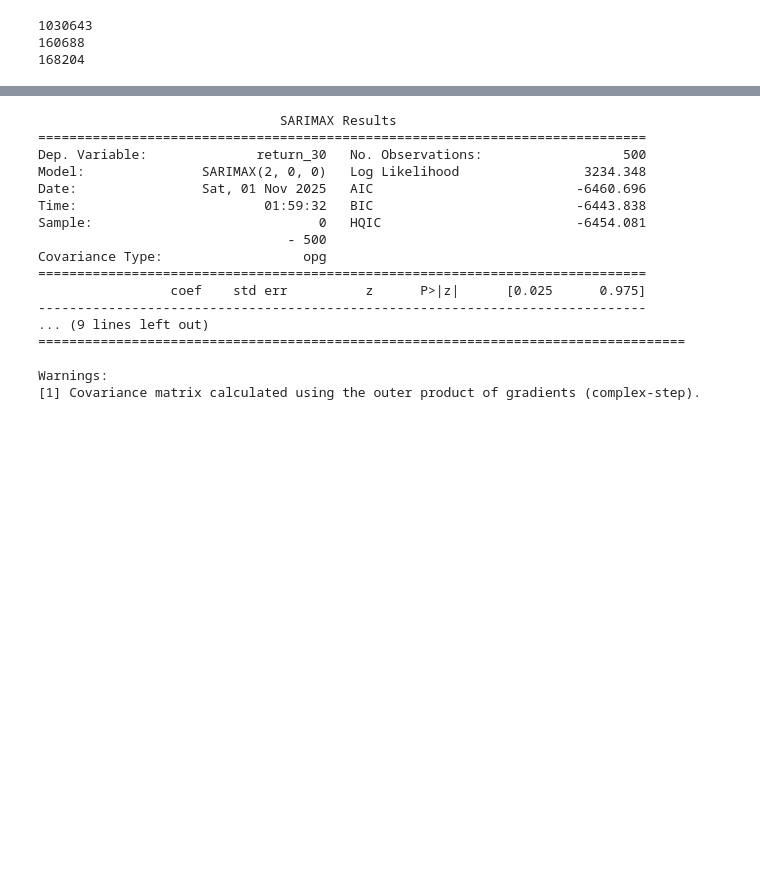
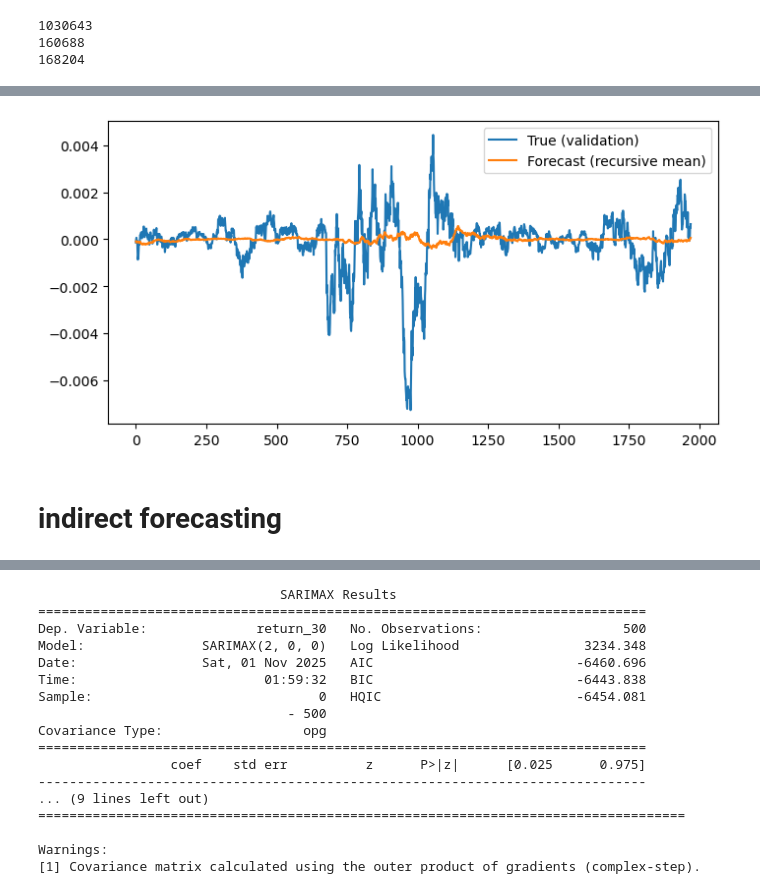
Before and after one commit to kht321/fx-ml-pipeline, a Jupyter notebook: notebooks/N02_kz_ARIMA.ipynb, the cells around one changed output, grey strips where cells are left out. Drawn from its saved outputs; the diff is of its cells as text; code cells hidden in the pictures; blank space fills up the shorter version.

```diff
--- a/notebooks/N02_kz_ARIMA.ipynb
+++ b/notebooks/N02_kz_ARIMA.ipynb
@@ -121,0 +317,4 @@ endog_test.index = X.loc[mask, 'time']
+# %%
+# Fit direct-h OLS
+model, X, target = fit_direct_h_ols(endog[-50000:], lags=10, h=30)
+print(model.summary())
@@ -121,0 +339,5 @@ endog_test.index = X.loc[mask, 'time']
+# %%
+# Walk-forward, one step at a time, predicting t+h each time
+mse, df = evaluate_walkforward_mse(
+    model, endog, endog_val[:2000], lags=10, h=30, method="delta"  # or method="mc"
+)
@@ -121,0 +360,12 @@ endog_test.index = X.loc[mask, 'time']
+# %%
+import matplotlib.pyplot as plt
+
+plt.figure(figsize=(8,4))
+plt.plot(df["true"].values, label="True (validation)")
+plt.plot(df["pred"].values, label="Forecast (recursive mean)")
+plt.legend()
+plt.show()
+# %% [output]
+[figure, added]
+# %% [markdown]
+# indirect forecasting
```
Also changed, not shown: parts of 11 cells of this notebook.
